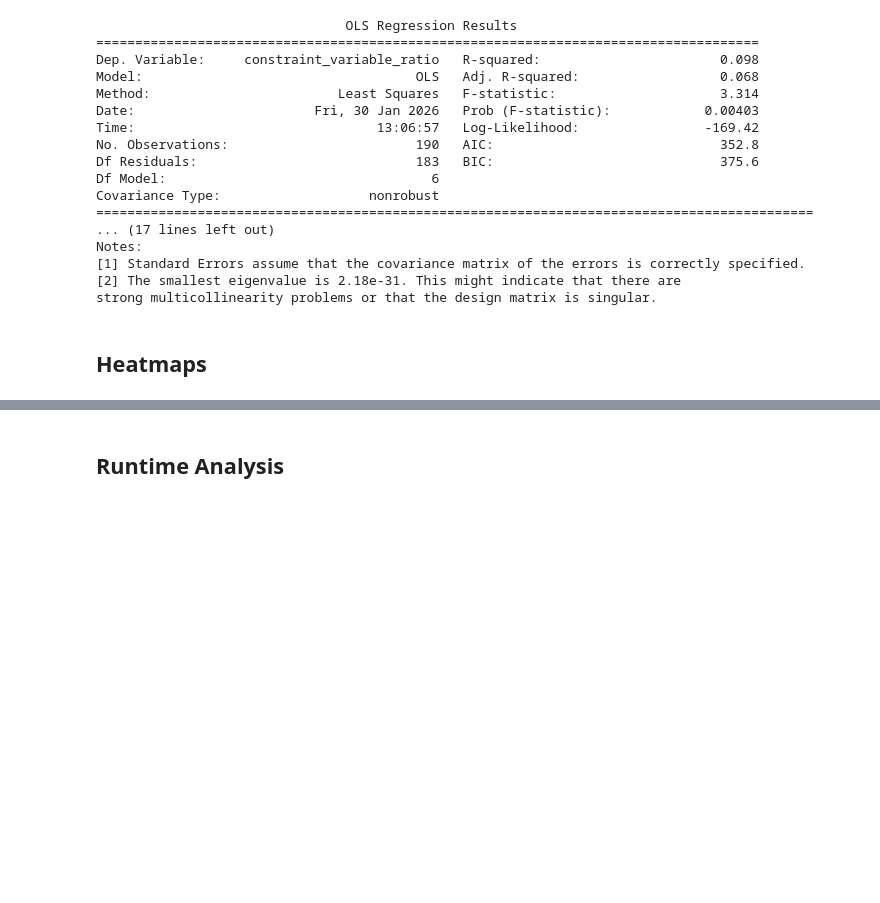
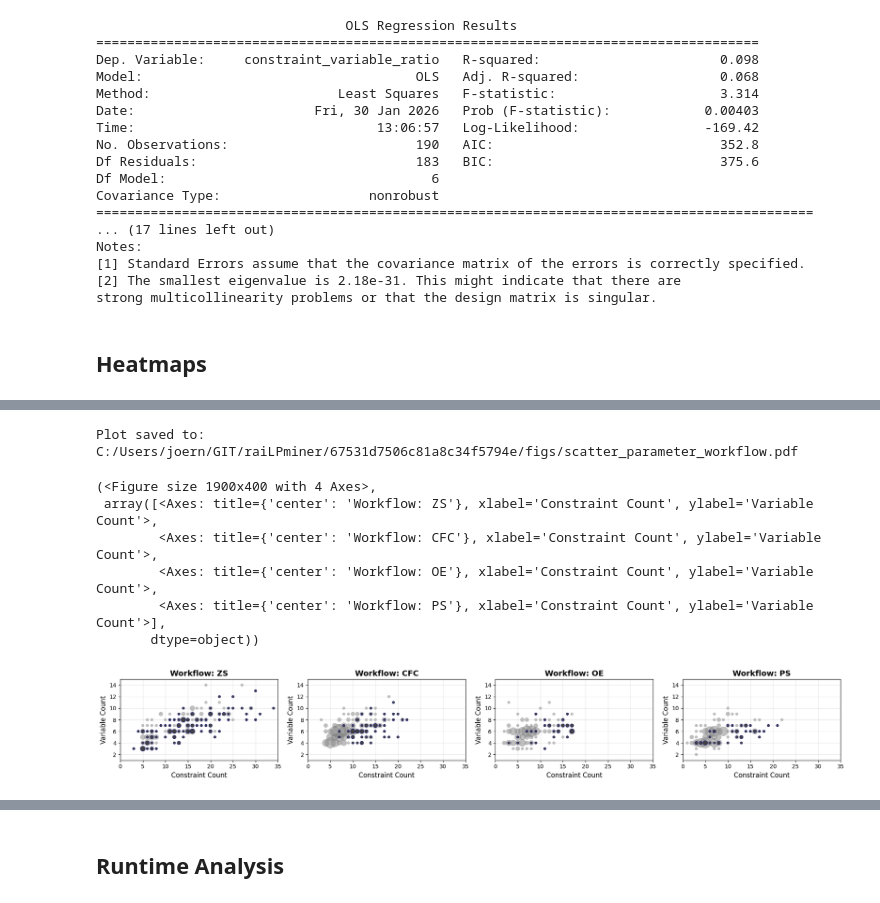
Before and after one commit to joernmht/raiLPminerExperimentation, a Jupyter notebook: raiLPminer_submitted.ipynb, the cells around one changed output, grey strips where cells are left out. Cells and saved outputs as stored; diff of their text form; code cells hidden in the pictures; blank space fills up the shorter version.

```diff
--- a/raiLPminer_submitted.ipynb
+++ b/raiLPminer_submitted.ipynb
@@ -3999,3 +4119,12 @@ def create_advanced_scatter_analysis(df, category_col='model', x_col='constraint
 # %%
-create_advanced_scatter_analysis(df[df["paper"] == "Paper_1"], category_col='model',bottom_margin=0.2, figsize=(20, 4))
+create_advanced_scatter_analysis(df[df["paper"] == "Paper_1"], category_col='workflow',bottom_margin=0.2, figsize=(19, 4), save_path=fig_path_dir+"scatter_parameter_workflow.pdf")
+# %% [output]
+Plot saved to: C:/Users/joern/GIT/raiLPminer/67531d7506c81a8c34f5794e/figs/scatter_parameter_workflow.pdf
+(<Figure size 1900x400 with 4 Axes>,
+ array([<Axes: title={'center': 'Workflow: ZS'}, xlabel='Constraint Count', ylabel='Variable Count'>,
+        <Axes: title={'center': 'Workflow: CFC'}, xlabel='Constraint Count', ylabel='Variable Count'>,
+        <Axes: title={'center': 'Workflow: OE'}, xlabel='Constraint Count', ylabel='Variable Count'>,
+        <Axes: title={'center': 'Workflow: PS'}, xlabel='Constraint Count', ylabel='Variable Count'>],
+       dtype=object))
+[figure, added]
 # %%
```
Also changed, not shown: parts of 16 cells of this notebook, 3 other files.
